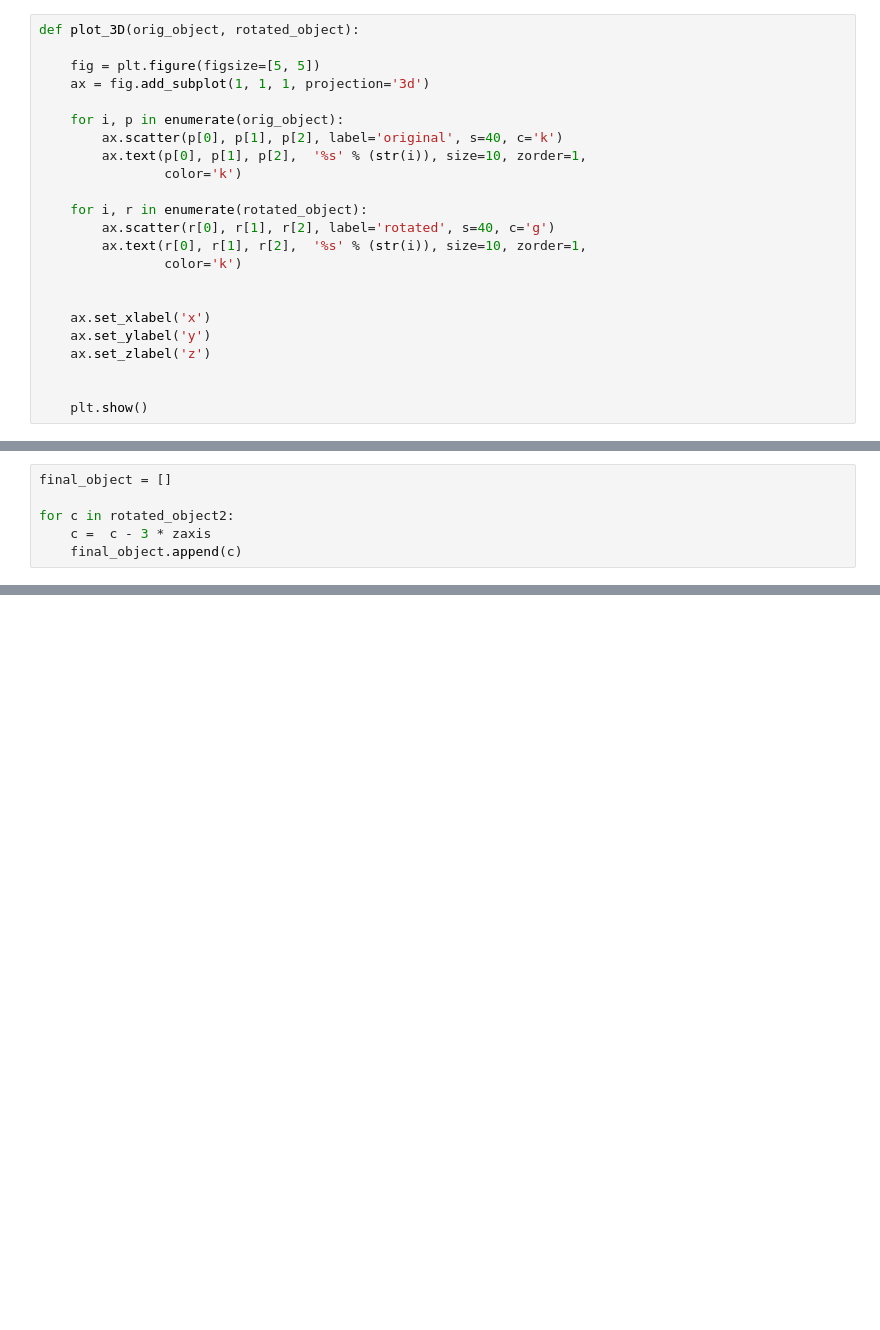
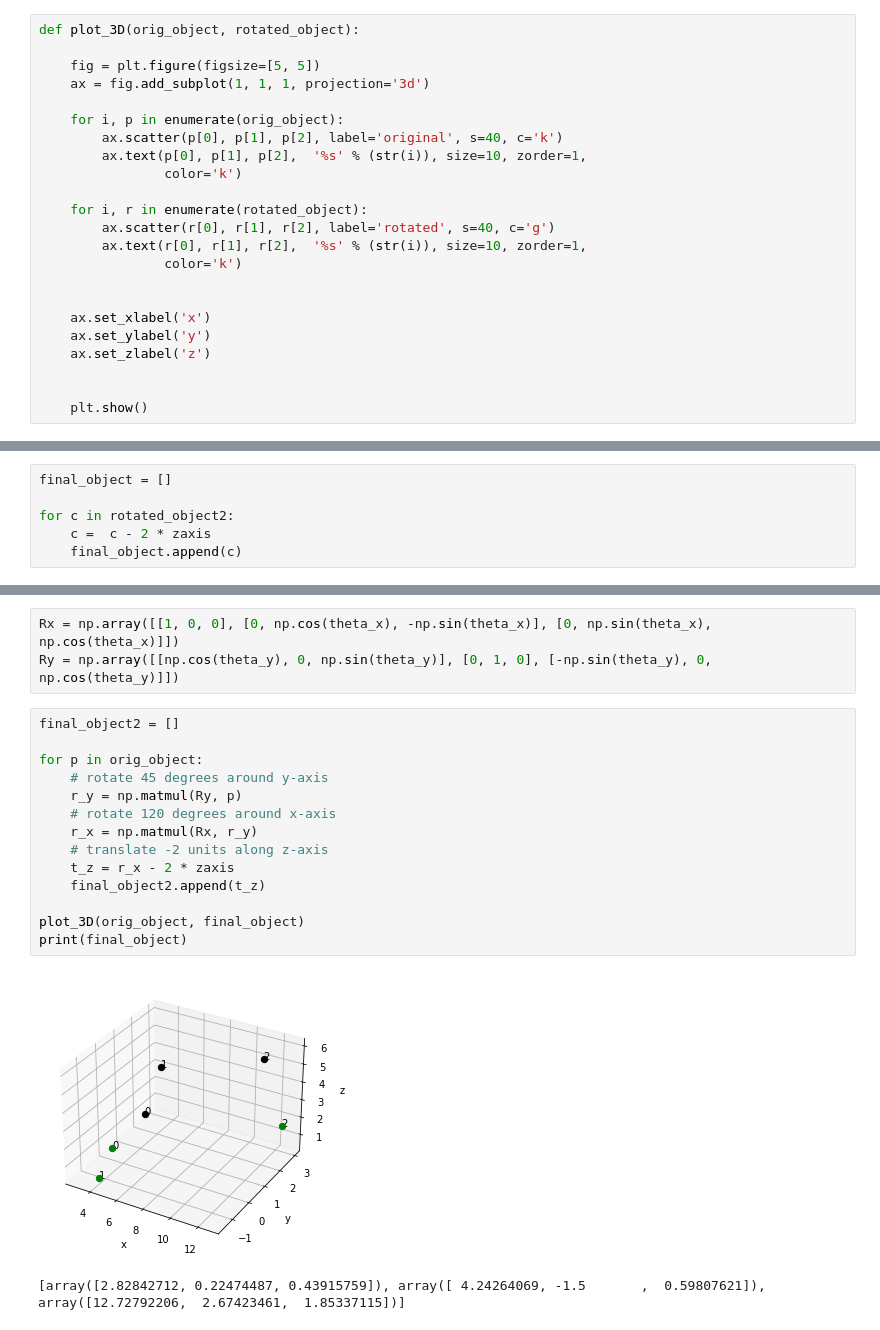
Before and after one commit to ellivalla/object_transformations, a Jupyter notebook: transformations.ipynb, the cells around one changed output, grey strips where cells are left out. Saved outputs shown, nothing was run; the diff lists cells and outputs as text; blank space fills up the shorter version.

```diff
--- a/transformations.ipynb
+++ b/transformations.ipynb
@@ -86,7 +86,7 @@ print(rotated_object2)
 final_object = []
 
 for c in rotated_object2:
-    c =  c - 3 * zaxis
+    c =  c - 2 * zaxis
     final_object.append(c)
 # %%
 plot_3D(rotated_object2, final_object)
@@ -98,0 +112,20 @@ print(final_object)
+# %%
+Rx = np.array([[1, 0, 0], [0, np.cos(theta_x), -np.sin(theta_x)], [0, np.sin(theta_x), np.cos(theta_x)]])
+Ry = np.array([[np.cos(theta_y), 0, np.sin(theta_y)], [0, 1, 0], [-np.sin(theta_y), 0, np.cos(theta_y)]])
+# %%
+final_object2 = []
+
+for p in orig_object:
+    # rotate 45 degrees around y-axis
+    r_y = np.matmul(Ry, p)
+    # rotate 120 degrees around x-axis
+    r_x = np.matmul(Rx, r_y)
+    # translate -2 units along z-axis
+    t_z = r_x - 2 * zaxis
+    final_object2.append(t_z)
+
+plot_3D(orig_object, final_object)
+print(final_object)
+# %% [output]
+[figure, added]
+[array([2.82842712, 0.22474487, 0.43915759]), array([ 4.24264069, -1.5       ,  0.59807621]), array([12.72792206,  2.67423461,  1.85337115])]
```
Also changed, not shown: parts of 14 cells of this notebook.
